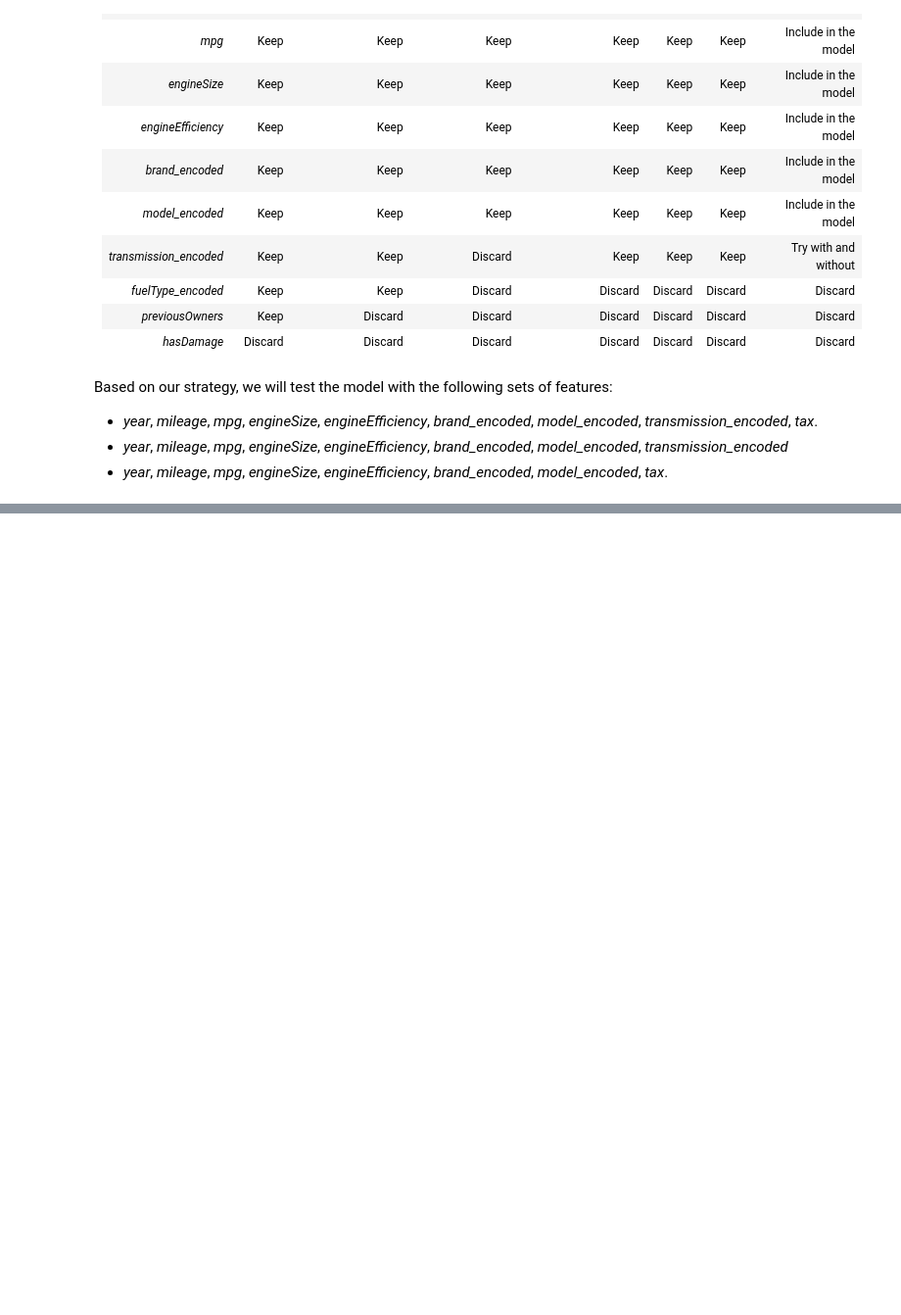
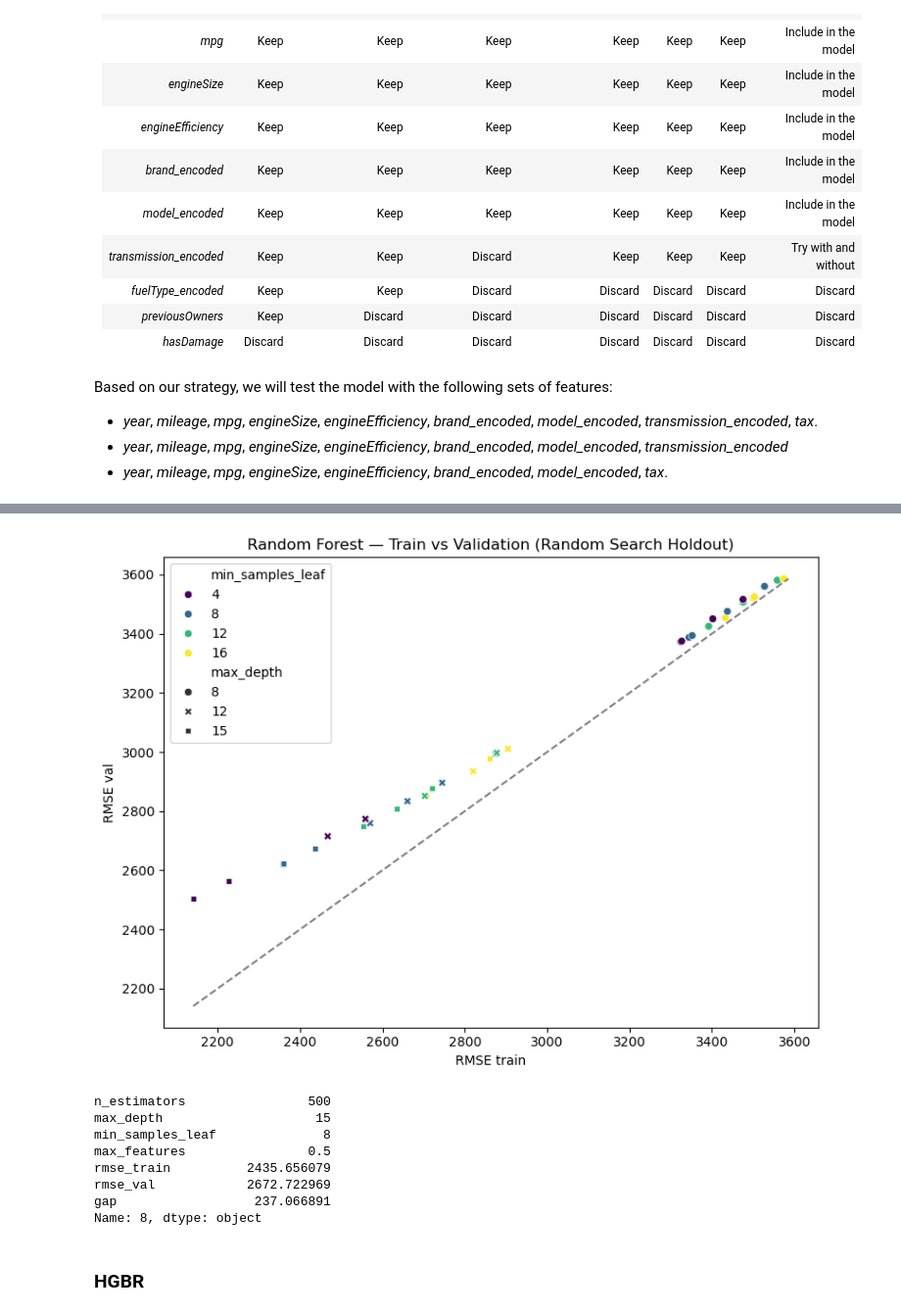
Before and after one commit to martaribeiro11/ML_project_46, a Jupyter notebook: BPMV(freq).ipynb, the cells around one changed output, grey strips where cells are left out. Shown at 98% size. Cells and saved outputs as stored; diff of their text form; code cells hidden in the pictures; blank space fills up the shorter version.

```diff
--- a/BPMV(freq).ipynb
+++ b/BPMV(freq).ipynb
@@ -2806,0 +3333,38 @@ Based on our strategy, we will test the model with the following sets of feature
+# %%
+plt.figure(figsize=(8,6))
+sns.scatterplot(
+    data=results_rf_df,
+    x="rmse_train",
+    y="rmse_val",
+    hue="min_samples_leaf",
+    style="max_depth",
+    palette="viridis"
+)
+plt.plot(
+    [results_rf_df["rmse_train"].min(), results_rf_df["rmse_val"].max()],
+    [results_rf_df["rmse_train"].min(), results_rf_df["rmse_val"].max()],
+    "--", color="grey"
+)
+plt.xlabel("RMSE train")
+plt.ylabel("RMSE val")
+plt.title("Random Forest — Train vs Validation (Random Search Holdout)")
+plt.tight_layout()
+plt.show()
+
+results_rf_df["gap"] = results_rf_df["rmse_val"] - results_rf_df["rmse_train"]
+
+top = results_rf_df.nsmallest(10, "rmse_val")
+best_stable = top.loc[top["gap"].idxmin()]
+best_stable
+# %% [output]
+[figure, added]
+n_estimators                500
+max_depth                    15
+min_samples_leaf              8
+max_features                0.5
+rmse_train          2435.656079
+rmse_val            2672.722969
+gap                  237.066891
+Name: 8, dtype: object
+# %% [markdown]
+### HGBR
```
Also changed, not shown: parts of 32 cells of this notebook, 9 other files.
